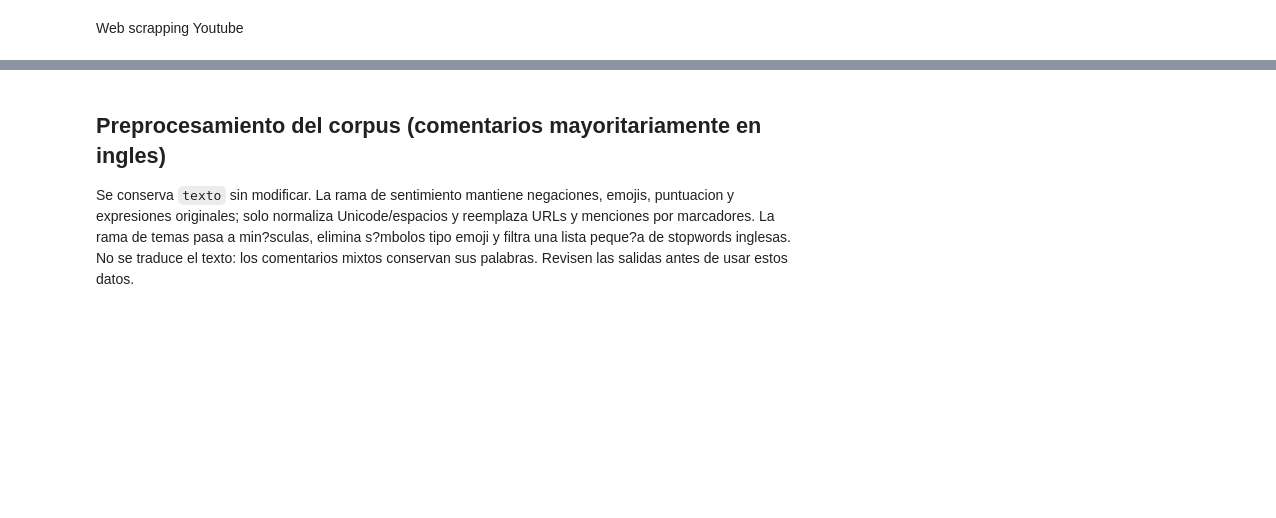
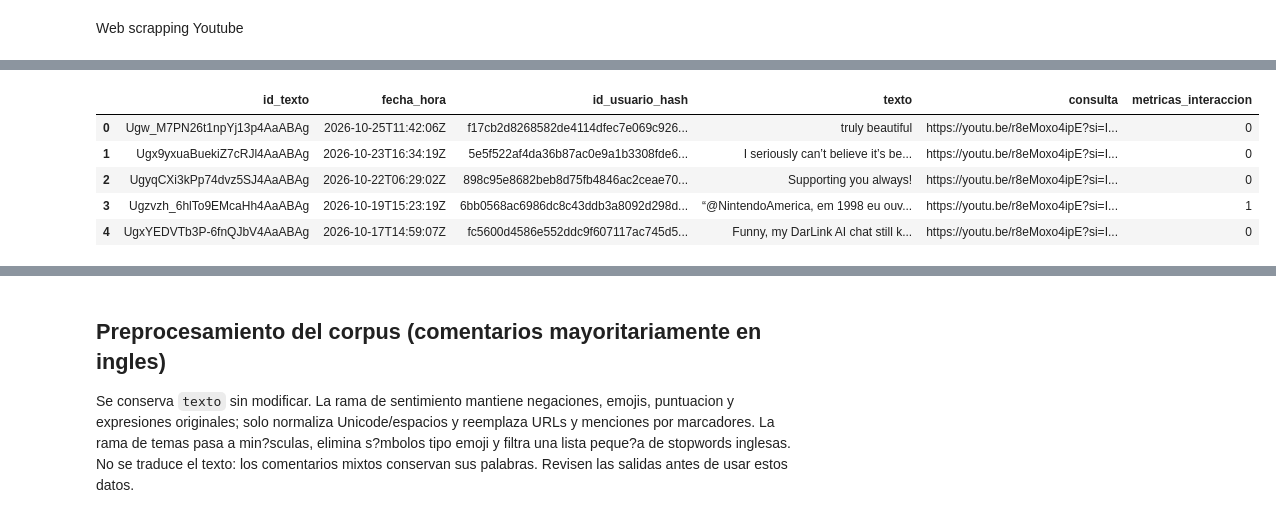
Before and after one commit to marttapia2023/Tarea-1-PNL, a Jupyter notebook: LLM.ipynb, the cells around one changed output, grey strips where cells are left out. Drawn from its saved outputs; the diff is of its cells as text; code cells hidden in the pictures; blank space fills up the shorter version.

```diff
--- a/LLM.ipynb
+++ b/LLM.ipynb
@@ -383,0 +237,93 @@ Extrayendo YouTube... 199 / 500
+# %%
+import os
+import hashlib
+from urllib.parse import urlparse, parse_qs
+from dotenv import load_dotenv
+from googleapiclient.discovery import build
+import pandas as pd
+
+# 1. Cargar el archivo .env
+load_dotenv()
+API_KEY = os.getenv("YOUTUBE_API_KEY")
+
+if not API_KEY:
+    raise ValueError("¡Error! No se encontró la 'YOUTUBE_API_KEY' en el archivo .env.")
+
+print("¡Clave cargada con éxito desde el archivo .env!")
+
+# Tus variantes de URLs de YouTube (puedes guardar el link o un identificador claro)
+CONFIGURACION_VARIANTES = {
+    "Pre_Anuncio": "https://youtu.be/r8eMoxo4ipE?si=I2sZDQGaEPTPuOVS",
+    "Post_Lanzamiento": "https://youtu.be/wuFfiTEr2yc?si=gzKDvpmqZWdGgInH"
+}
+
+def extraer_video_id(url_o_id):
+    if "youtu.be" in url_o_id:
+        return url_o_id.split("?")[0].split("/")[-1]
+    elif "youtube.com" in url_o_id:
+        parsed_url = urlparse(url_o_id)
+        return parse_qs(parsed_url.query).get("v", [None])[0]
+    return url_o_id
+
+def anonimizar_usuario(nombre_o_id):
+    if not nombre_o_id:
+        return "desconocido_hash"
+    return hashlib.sha256(str(nombre_o_id).encode('utf-8')).hexdigest()
+
+def extraer_comentarios_api(url_o_id, nombre_variante, limite=350):
+    video_id = extraer_video_id(url_o_id)
+    youtube = build("youtube", "v3", developerKey=API_KEY)
+    comentarios_extraidos = []
+    next_page_token = None
+
+    print(f"[{nombre_variante}] Extrayendo comentarios (Video ID: {video_id})...")
+
+    while len(comentarios_extraidos) < limite:
+        try:
+            request = youtube.commentThreads().list(
+                part="snippet",
+                videoId=video_id,
+                maxResults=min(100, limite - len(comentarios_extraidos)),
+                pageToken=next_page_token,
+                textFormat="plainText"
+            )
+            response = request.execute()
+
+            for item in response.get("items", []):
+                comment = item["snippet"]["topLevelComment"]
+                snippet = comment["snippet"]
+
+                comentarios_extraidos.append({
+                    "id_texto": comment["id"],
+                    "fecha_hora": snippet.get("publishedAt", ""),
+                    "id_usuario_hash": anonimizar_usuario(snippet.get("authorDisplayName", "Anónimo")),
+                    "texto": snippet.get("textDisplay", ""),
+                    "consulta": url_o_id,                      # <-- El link o fuente exacta va aquí
+                    "etapa_periodo": nombre_variante,          # <-- Nombre descriptivo del periodo (opcional para tu análisis)
+                    "metricas_interaccion": snippet.get("likeCount", 0)
+                })
+
+            next_page_token = response.get("nextPageToken")
+            if not next_page_token or len(comentarios_extraidos) >= limite:
+                break
+        except Exception as e:
+            print(f"[{nombre_variante}] Error en la API: {e}")
+            break
+
+    return comentarios_extraidos
+
+# 2. Ejecutar la recolección
+datos_totales = []
+for variante, url_video in CONFIGURACION_VARIANTES.items():
+    registros = extraer_comentarios_api(url_video, variante, limite=10000)
+    datos_totales.extend(registros)
+
+df_corpus = pd.DataFrame(datos_totales)
+
+# 3. Mostrar las primeras 5 filas cumpliendo estrictamente con la estructura de la rúbrica
+display(df_corpus[['id_texto', 'fecha_hora', 'id_usuario_hash', 'texto', 'consulta', 'metricas_interaccion']].head(5))
+
+# Guardar respaldo local
+df_corpus.to_csv("corpus_zelda_youtube_api.csv",sep=';', index=False, encoding='utf-8-sig')
+print(f"\n¡Extracción completada con éxito! Total registros: {len(df_corpus)}")
+# %% [output]
@@ -383,0 +333,6 @@ Extrayendo YouTube... 199 / 500
+|  | id_texto | fecha_hora | id_usuario_hash | texto | consulta | metricas_interaccion |
+| 0 | Ugw_M7PN26t1npYj13p4AaABAg | 2026-10-25T11:42:06Z | f17cb2d8268582de4114dfec7e069c926... | truly beautiful | https://youtu.be/r8eMoxo4ipE?si=I... | 0 |
+| 1 | Ugx9yxuaBuekiZ7cRJl4AaABAg | 2026-10-23T16:34:19Z | 5e5f522af4da36b87ac0e9a1b3308fde6... | I seriously can’t believe it’s be... | https://youtu.be/r8eMoxo4ipE?si=I... | 0 |
+| 2 | UgyqCXi3kPp74dvz5SJ4AaABAg | 2026-10-22T06:29:02Z | 898c95e8682beb8d75fb4846ac2ceae70... | Supporting you always! | https://youtu.be/r8eMoxo4ipE?si=I... | 0 |
+| 3 | Ugzvzh_6hlTo9EMcaHh4AaABAg | 2026-10-19T15:23:19Z | 6bb0568ac6986dc8c43ddb3a8092d298d... | “@NintendoAmerica, em 1998 eu ouv... | https://youtu.be/r8eMoxo4ipE?si=I... | 1 |
+| 4 | UgxYEDVTb3P-6fnQJbV4AaABAg | 2026-10-17T14:59:07Z | fc5600d4586e552ddc9f607117ac745d5... | Funny, my DarLink AI chat still k... | https://youtu.be/r8eMoxo4ipE?si=I... | 0 |
```
Also changed, not shown: parts of 20 cells of this notebook.
